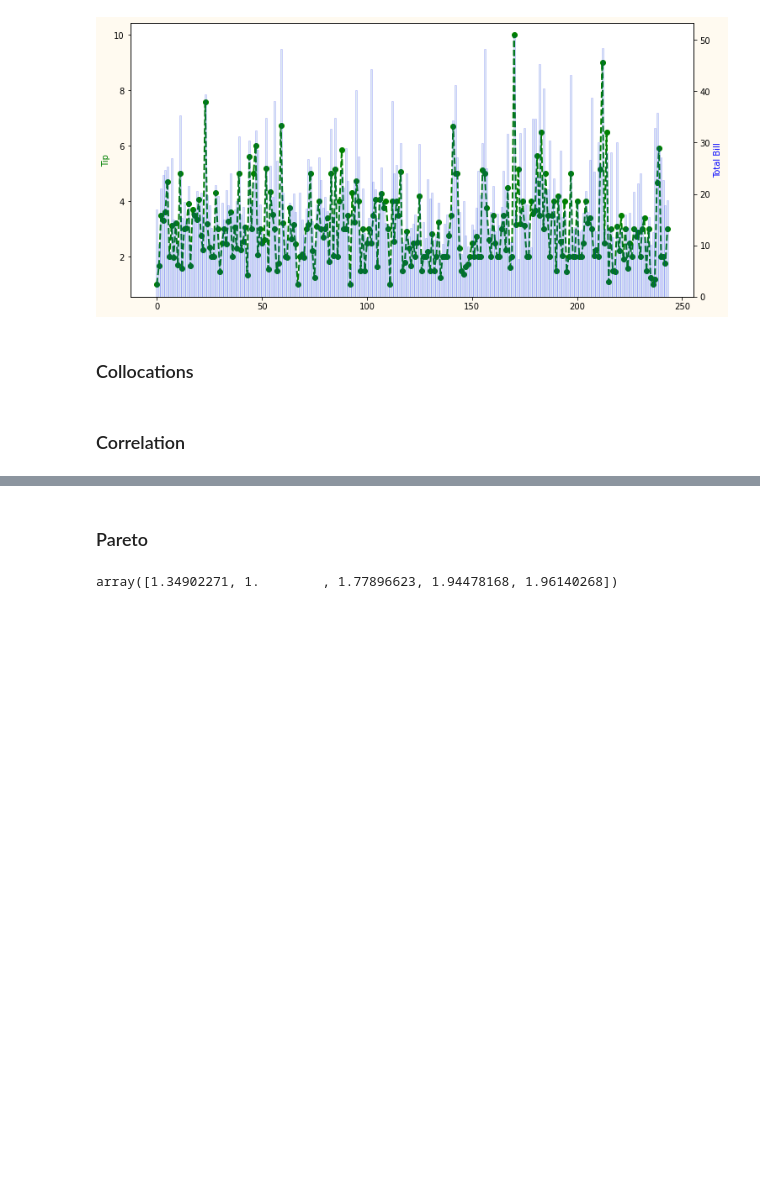
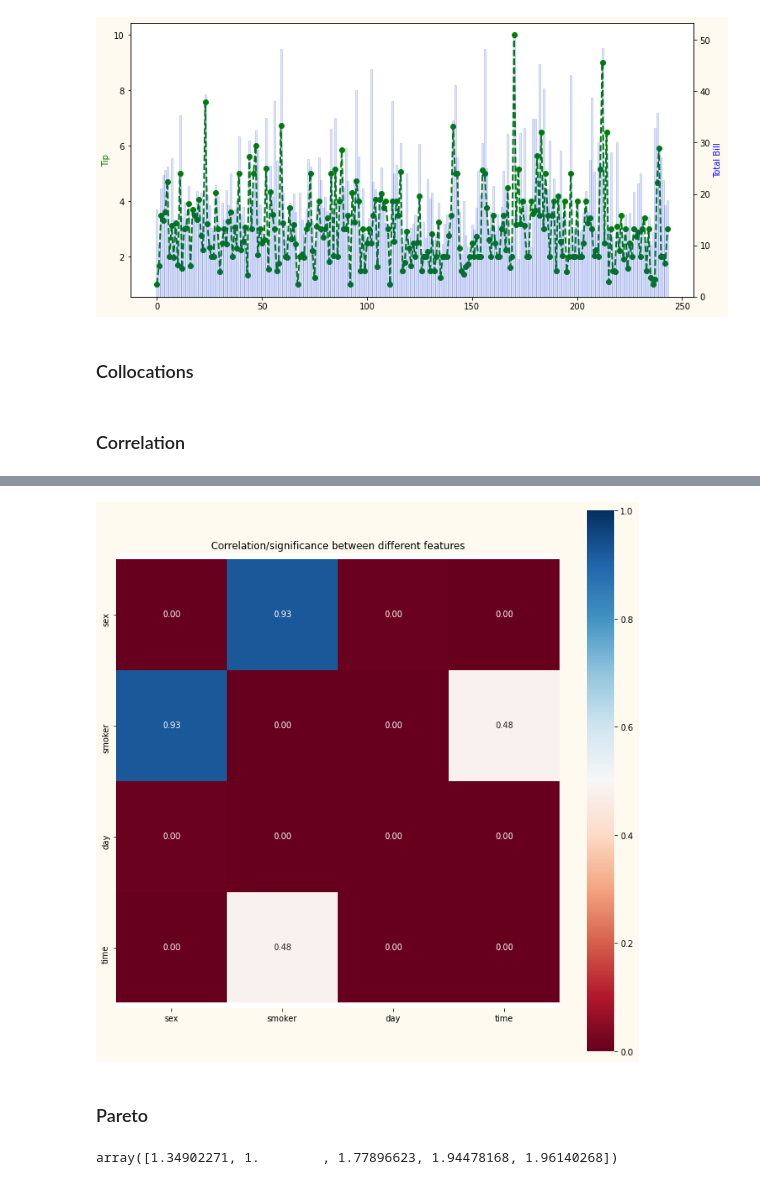
Before and after one commit to NPodlozhniy/podlozhnyy-module, a Jupyter notebook: Playbook.ipynb, the cells around one changed output, grey strips where cells are left out. Cells and saved outputs as stored; diff of their text form; code cells hidden in the pictures; blank space fills up the shorter version.

```diff
--- a/Playbook.ipynb
+++ b/Playbook.ipynb
@@ -119,3 +128,7 @@ pm.correlation.plot_corr_matrix(df, method='spearman')
+# %%
+pm.correlation.plot_corr_matrix(df, include='categorical', pvalue=True)
+# %% [output]
+[figure, added]
 # %% [markdown]
 ### Pareto
 # %%
```
Also changed, not shown: parts of 8 cells of this notebook, 4 other files.
